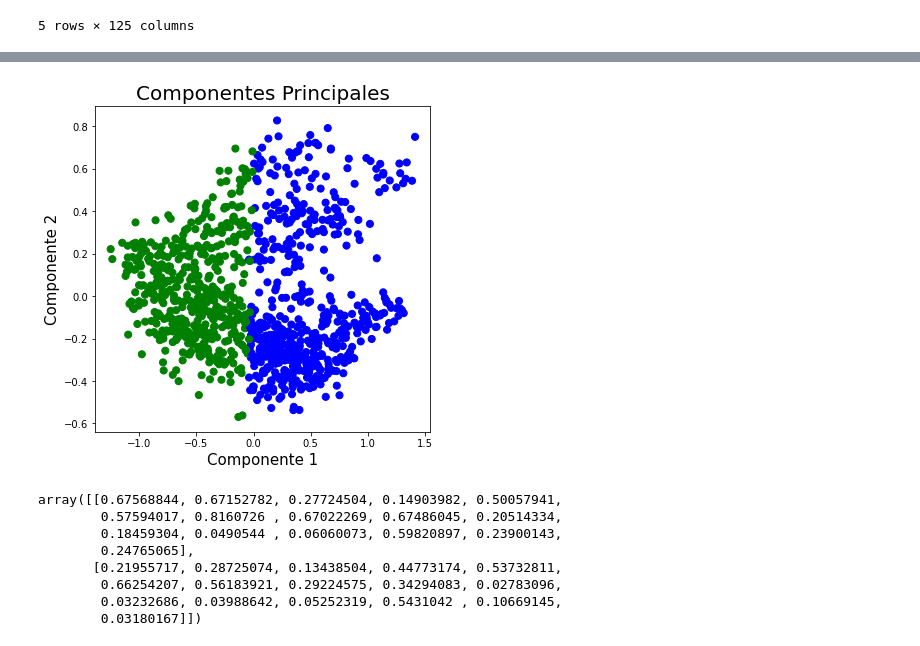
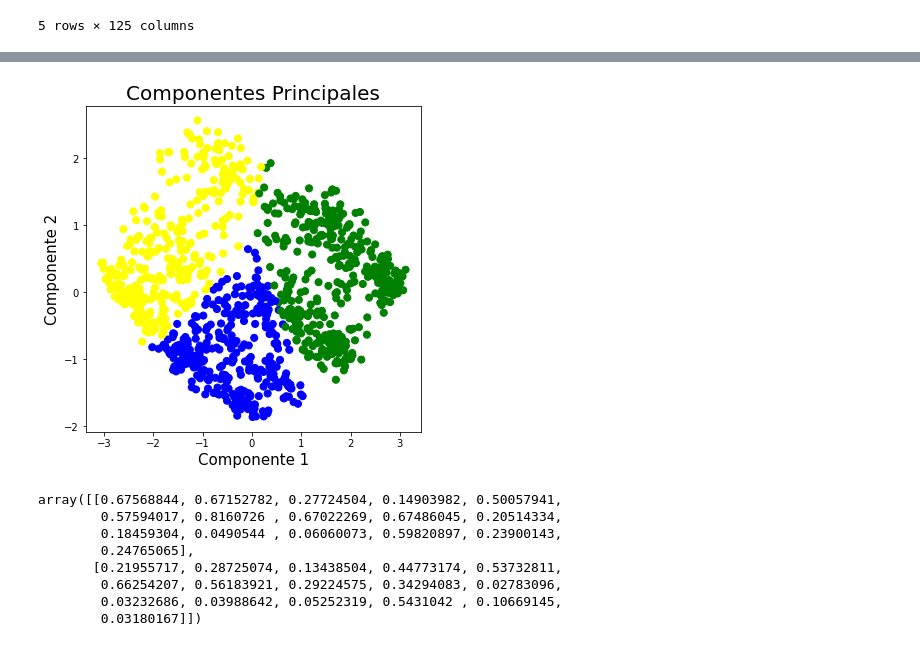
Before and after one commit to alvaromuente/hackathonUP2020, a Jupyter notebook: cod4.ipynb, the cells around one changed output, grey strips where cells are left out. Drawn from its saved outputs; the diff is of its cells as text; code cells hidden in the pictures.

```diff
--- a/cod4.ipynb
+++ b/cod4.ipynb
@@ -7,7 +7,7 @@ from sklearn.cluster import KMeans
 %matplotlib inline
 # %%
 'importar datos'
-data = pd.read_csv("https://raw.githubusercontent.com/alvaromuente/hackathonUP2020/master/datafinal1.csv")
+data = pd.read_csv("data/datafinal1.csv")
 # %%
 data.info()
 # %% [output]
@@ -17,9 +17,9 @@ Columns: 124 entries, Unnamed: 0 to Fossil fuel energy consumption (% of total e
 dtypes: float64(120), int64(2), object(2)
 memory usage: 988.2+ KB
 # %%
-#data_variables = data.drop(['Unnamed: 0','country_code','country_name','year'],axis=1)
+data_variables = data.drop(['Unnamed: 0','country_code','country_name','year'],axis=1)
 # %%
-data_variables = data.iloc[:,[9,10,11,12,17,18,26,41,42,43,44,61,62,63,74,98]]
+#data_variables = data.iloc[:,[9,10,11,12,17,18,26,41,42,43,44,61,62,63,74,98]]
 # %%
 data_variables.describe()
 # %% [output]
@@ -68,4 +69,4 @@ plt.show()
 # %%
-clustering = KMeans(n_clusters = 2, max_iter = 300)
+clustering = KMeans(n_clusters = 3, max_iter = 300)
 clustering.fit(data_norm)
 # %% [output]
@@ -111,15 +134,15 @@ pca_nombre_datos.to_csv('datapca.csv')
 # %%
 fig = plt.figure(figsize = (6, 6))
 
 ax = fig.add_subplot(1,1,1)
 ax.set_xlabel('Componente 1',fontsize = 15)
 ax.set_ylabel('Componente 2',fontsize = 15)
 ax.set_title('Componentes Principales',fontsize = 20)
 
-color_theme = np.array(["blue","green"])
+color_theme = np.array(["blue","green","yellow"])
 ax.scatter(x=pca_nombre_datos.componente_1, y = pca_nombre_datos.componente_2,
            c=color_theme[pca_nombre_datos.Kmeans_Clusters], s=50)
 plt.show()
 # %% [output]
-[figure, old version]
+[figure, new version]
 # %%
```
Also changed, not shown: parts of 10 cells of this notebook, 14 other files.
